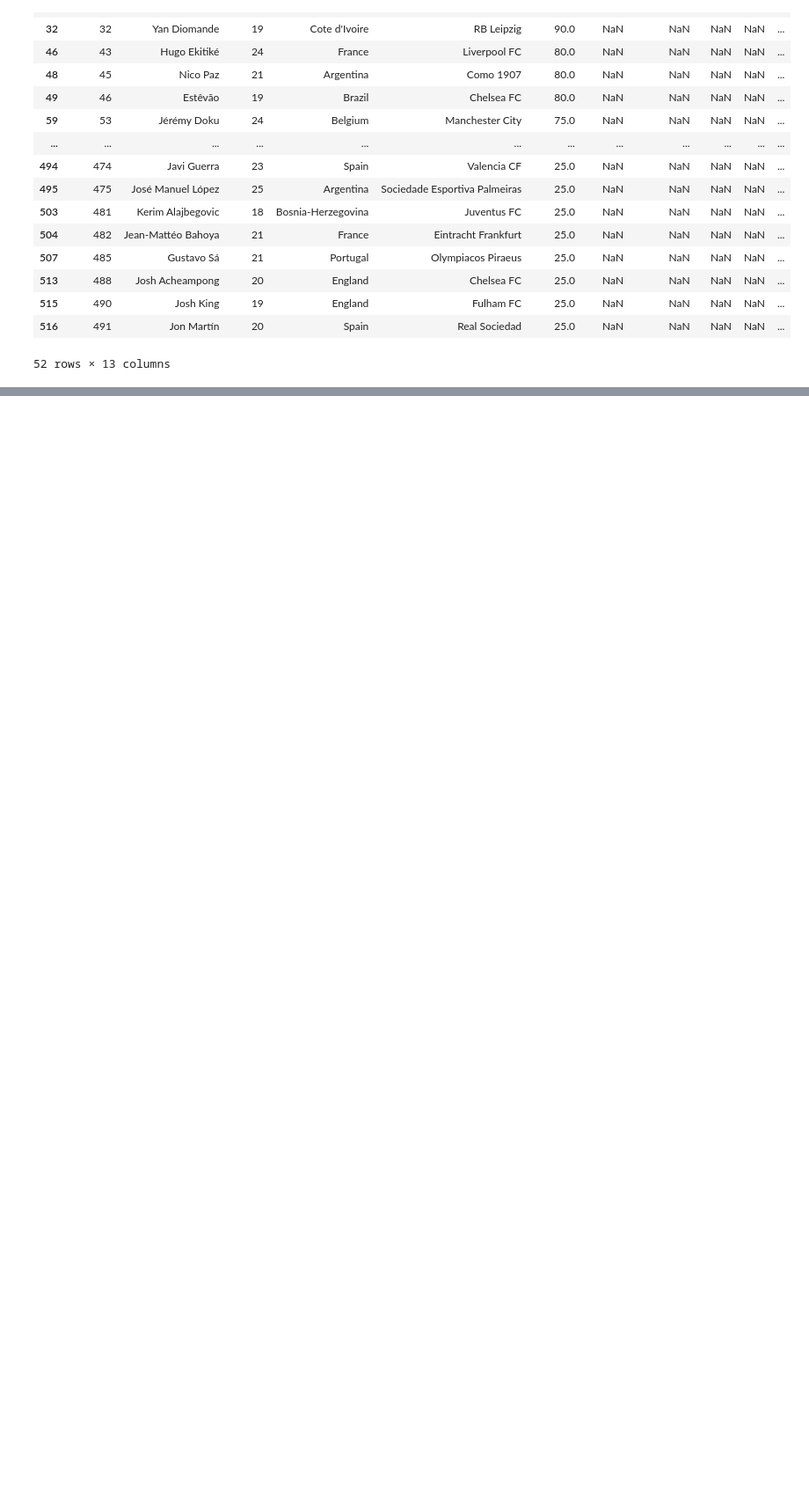
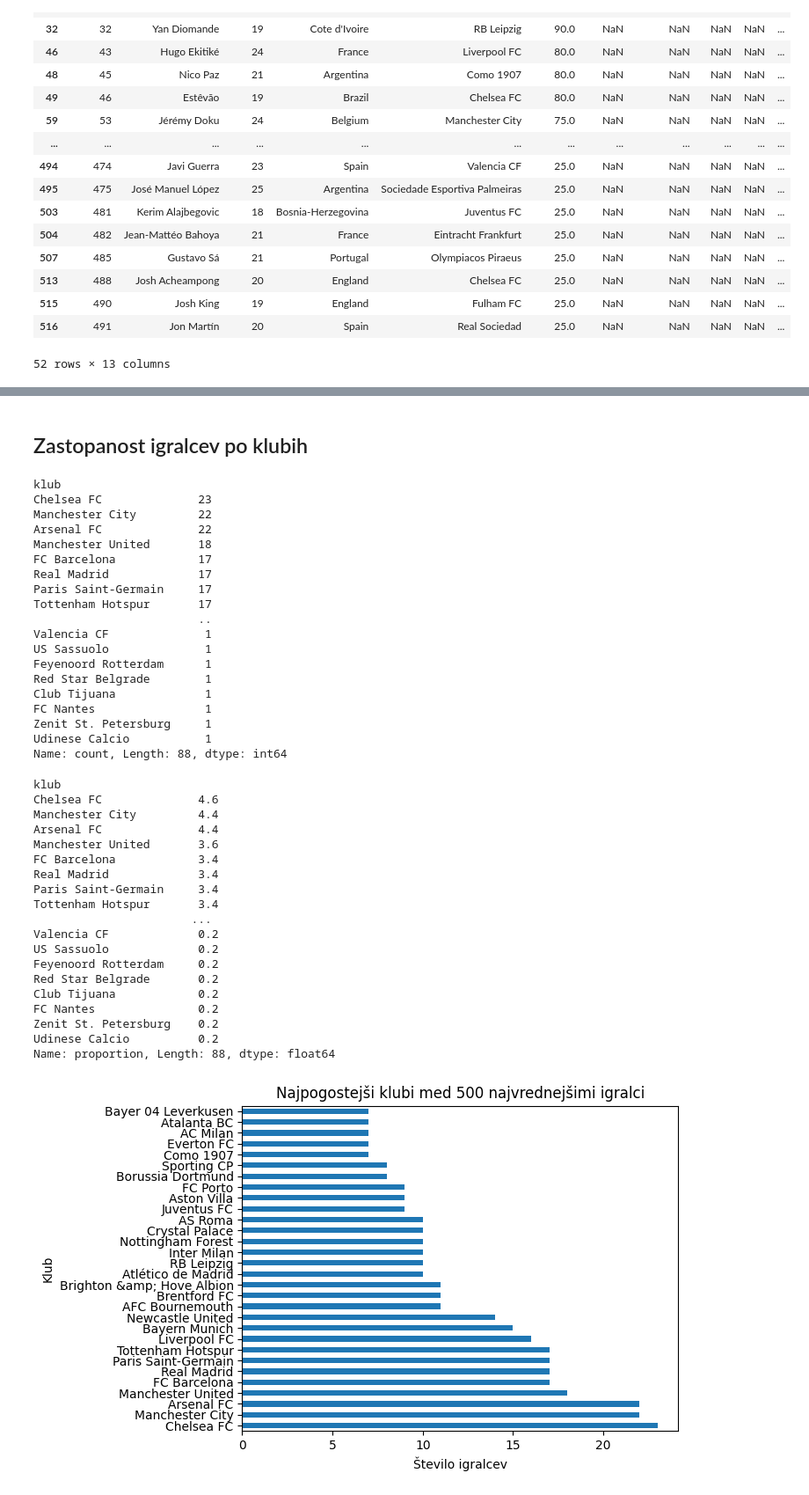
Before and after one commit to andrazajdovec/Projektna_naloga, a Jupyter notebook: analiza.ipynb, the cells around one changed output, grey strips where cells are left out. Shown at 88% size. Drawn from its saved outputs; the diff is of its cells as text; code cells hidden in the pictures; blank space fills up the shorter version.

```diff
--- a/analiza.ipynb
+++ b/analiza.ipynb
@@ -286,0 +324,57 @@ Name: proportion, Length: 59, dtype: float64
+# %% [markdown]
+## Zastopanost igralcev po klubih
+# %%
+klubi = (zdruzeni_podatki["klub"].value_counts())
+display(klubi)
+
+top_klubi = (zdruzeni_podatki["klub"].value_counts().head(30))
+
+top_klubi.plot(
+    kind="barh",
+    title="Najpogostejši klubi med 500 najvrednejšimi igralci",
+    xlabel="Število igralcev",
+    ylabel="Klub"
+)
+
+delezi_klubov = (zdruzeni_podatki["klub"].value_counts(normalize=True)*100)
+display(delezi_klubov)
+# %% [output]
+klub
+Chelsea FC              23
+Manchester City         22
+Arsenal FC              22
+Manchester United       18
+FC Barcelona            17
+Real Madrid             17
+Paris Saint-Germain     17
+Tottenham Hotspur       17
+                        ..
+Valencia CF              1
+US Sassuolo              1
+Feyenoord Rotterdam      1
+Red Star Belgrade        1
+Club Tijuana             1
+FC Nantes                1
+Zenit St. Petersburg     1
+Udinese Calcio           1
+Name: count, Length: 88, dtype: int64
+klub
+Chelsea FC              4.6
+Manchester City         4.4
+Arsenal FC              4.4
+Manchester United       3.6
+FC Barcelona            3.4
+Real Madrid             3.4
+Paris Saint-Germain     3.4
+Tottenham Hotspur       3.4
+                       ...
+Valencia CF             0.2
+US Sassuolo             0.2
+Feyenoord Rotterdam     0.2
+Red Star Belgrade       0.2
+Club Tijuana            0.2
+FC Nantes               0.2
+Zenit St. Petersburg    0.2
+Udinese Calcio          0.2
+Name: proportion, Length: 88, dtype: float64
+[figure, added]
```
Also changed, not shown: parts of 34 cells of this notebook, 1 other file.
